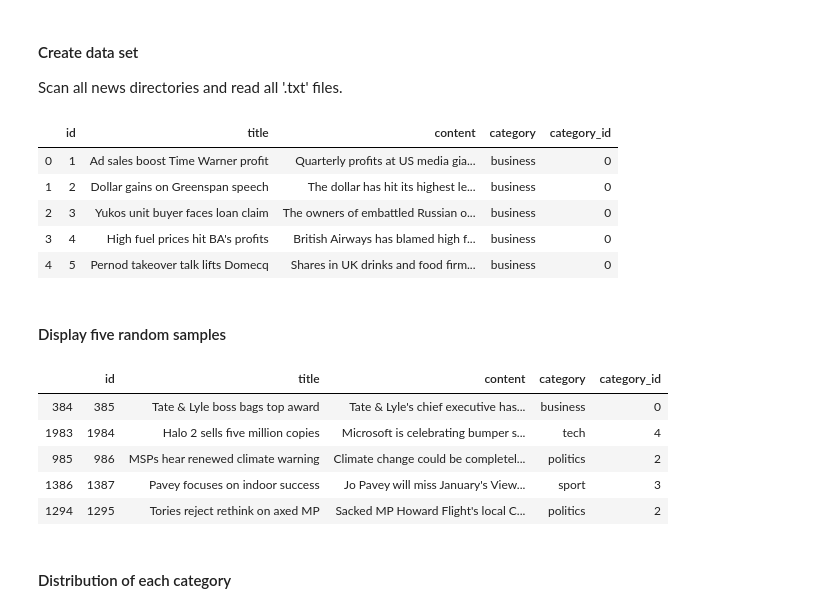
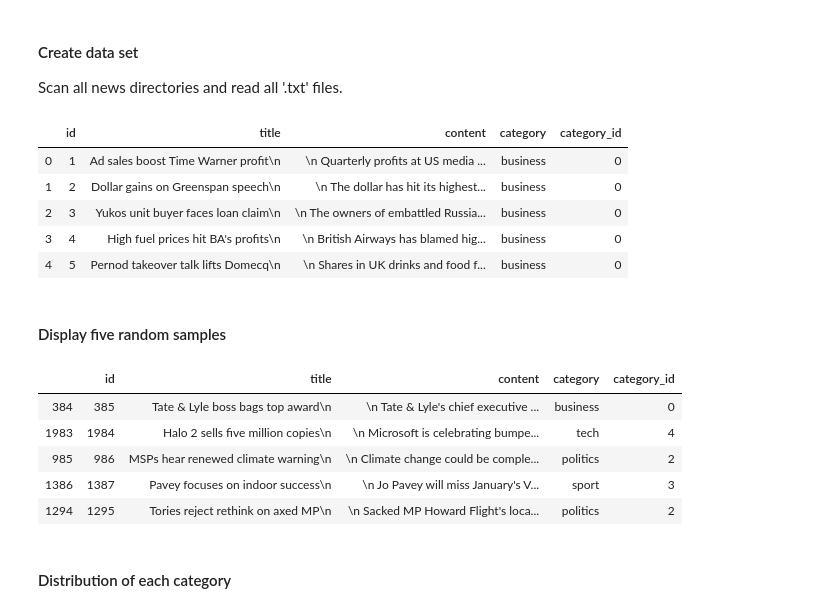
Before and after one commit to alexiszamanidis/news_articles_text_mining, a Jupyter notebook: news.ipynb, the cells around one changed output. Saved outputs shown, nothing was run; the diff lists cells and outputs as text; code cells hidden in the pictures.

```diff
--- a/news.ipynb
+++ b/news.ipynb
@@ -26,51 +26,51 @@ path = "./news_data"
 ids = list()
 titles = list()
 contents = list()
 categories = list()
 # FOR ALL DIRECTORIES
 for directory in os.listdir(path):
     if os.path.isdir(f"{path}/{directory}/"):
         # FOR FILES IN EACH DIRECTORY
         for file in os.listdir(f"{path}/{directory}/"):
             if file.endswith(".txt"):
                 ids.append(len(ids)+1)
                 f = open(f"{path}/{directory}/{file}")
                 lines = f.readlines()
-                titles.append(lines[0][:-1])
+                titles.append(lines[0])
                 content = ""
                 for line in lines[1:]:
-                    content = content + " " + line[:-1]
+                    content = content + " " + line
                 contents.append(content)
                 categories.append(directory)
 # CREATE DATAFRAME
 data_set = pd.DataFrame(columns=["id","title","content","category"])
 data_set["id"] = ids
 data_set["title"] = titles
 data_set["content"] = contents
 data_set["category"] = categories
 # ASSOCIATE CATEGORY NAMES WITH NUMERICAL INDEX
 data_set["category_id"] = data_set["category"].factorize()[0]
 display(data_set.head(5))
 # CREATE data_set.csv
 data_set.to_csv("./data_sets/data_set.csv",sep="\t",index=False)
 # %% [output]
 |  | id | title | content | category | category_id |
-| 0 | 1 | Ad sales boost Time Warner profit | Quarterly profits at US media gia... | business | 0 |
-| 1 | 2 | Dollar gains on Greenspan speech | The dollar has hit its highest le... | business | 0 |
-| 2 | 3 | Yukos unit buyer faces loan claim | The owners of embattled Russian o... | business | 0 |
-| 3 | 4 | High fuel prices hit BA's profits | British Airways has blamed high f... | business | 0 |
-| 4 | 5 | Pernod takeover talk lifts Domecq | Shares in UK drinks and food firm... | business | 0 |
+| 0 | 1 | Ad sales boost Time Warner profit\n | \n Quarterly profits at US media ... | business | 0 |
+| 1 | 2 | Dollar gains on Greenspan speech\n | \n The dollar has hit its highest... | business | 0 |
+| 2 | 3 | Yukos unit buyer faces loan claim\n | \n The owners of embattled Russia... | business | 0 |
+| 3 | 4 | High fuel prices hit BA's profits\n | \n British Airways has blamed hig... | business | 0 |
+| 4 | 5 | Pernod takeover talk lifts Domecq\n | \n Shares in UK drinks and food f... | business | 0 |
 # %% [markdown]
 #### Display five random samples
 # %%
 data_set.sample(5, random_state=0)
 # %% [output]
 |  | id | title | content | category | category_id |
-| 384 | 385 | Tate & Lyle boss bags top award | Tate & Lyle's chief executive has... | business | 0 |
-| 1983 | 1984 | Halo 2 sells five million copies | Microsoft is celebrating bumper s... | tech | 4 |
-| 985 | 986 | MSPs hear renewed climate warning | Climate change could be completel... | politics | 2 |
-| 1386 | 1387 | Pavey focuses on indoor success | Jo Pavey will miss January's View... | sport | 3 |
-| 1294 | 1295 | Tories reject rethink on axed MP | Sacked MP Howard Flight's local C... | politics | 2 |
+| 384 | 385 | Tate & Lyle boss bags top award\n | \n Tate & Lyle's chief executive ... | business | 0 |
+| 1983 | 1984 | Halo 2 sells five million copies\n | \n Microsoft is celebrating bumpe... | tech | 4 |
+| 985 | 986 | MSPs hear renewed climate warning\n | \n Climate change could be comple... | politics | 2 |
+| 1386 | 1387 | Pavey focuses on indoor success\n | \n Jo Pavey will miss January's V... | sport | 3 |
+| 1294 | 1295 | Tories reject rethink on axed MP\n | \n Sacked MP Howard Flight's loca... | politics | 2 |
 # %% [markdown]
 #### Distribution of each category
 # %%
```
Also changed, not shown: parts of 11 cells of this notebook, 3 other files.
